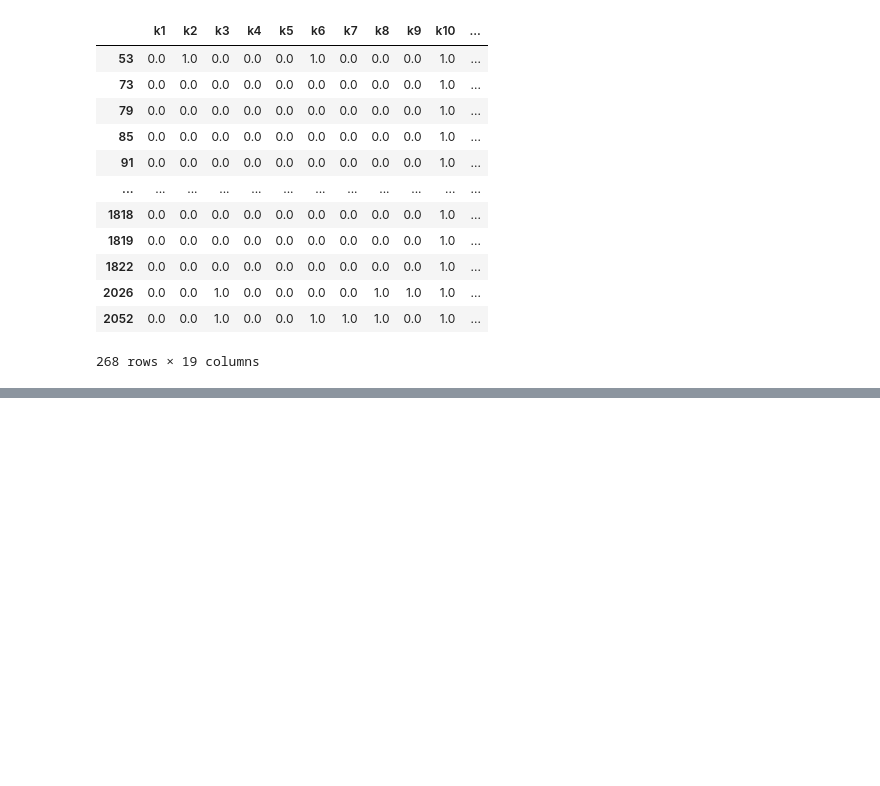
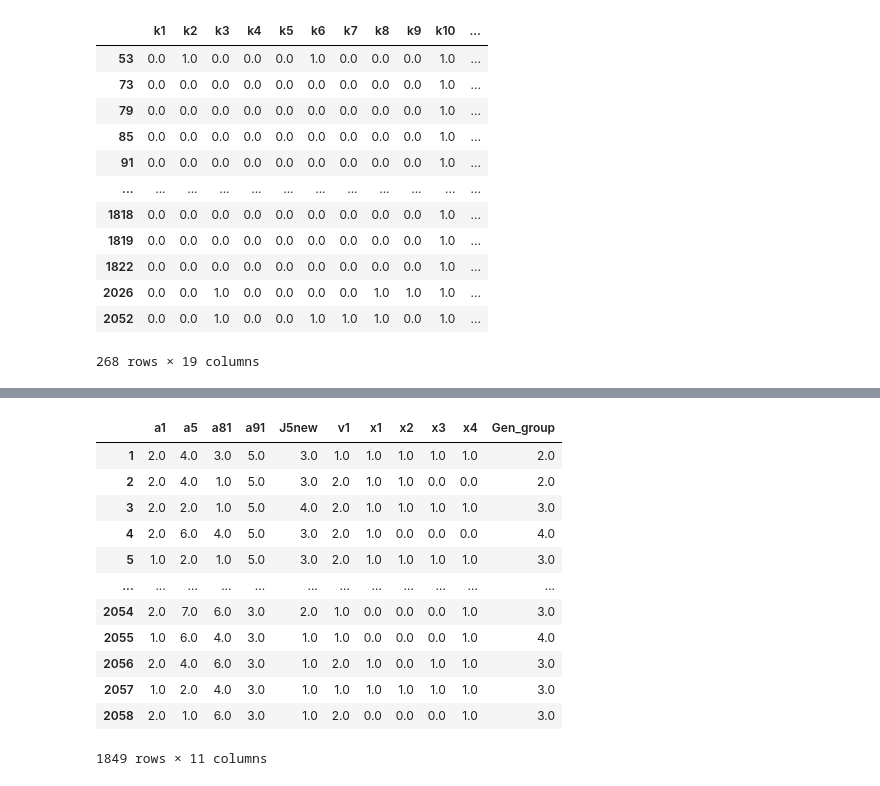
Before and after one commit to puttipongyy/BSC_DPDM23, a Jupyter notebook: association_rule.ipynb, the cells around one changed output, grey strips where cells are left out. Drawn from its saved outputs; the diff is of its cells as text; code cells hidden in the pictures; blank space fills up the shorter version.

```diff
--- a/association_rule.ipynb
+++ b/association_rule.ipynb
@@ -47,6 +47,8 @@ be_clean_data.describe()
 | 75% | 0.000000 | 1.000000 | 0.000000 | 0.000000 | 0.000000 | 0.000000 | 1.000000 | 0.000000 | 0.000000 | 0.000000 | ... | ... |
 | max | 1.000000 | 1.000000 | 1.000000 | 1.000000 | 1.000000 | 1.000000 | 1.000000 | 1.000000 | 1.000000 | 1.000000 | ... | ... |
 8 rows × 29 columns
+# %%
+be_clean_data.loc[(be_clean_data['q1'] != 1), 'q1'] = 0
 # %%
 be_clean_data['r2'] = be_clean_data['r2'].replace({21: 99, 80: 99})
 be_clean_data['r3'] = be_clean_data['r3'].replace({31: 99})
@@ -643,0 +641,2 @@ RelationRecord(items=frozenset({1.0, 2.0, 3.0}), support=0.10820895522388059, or
+# %%
+clean_data = classi_data.copy()
@@ -643,0 +666,19 @@ RelationRecord(items=frozenset({1.0, 2.0, 3.0}), support=0.10820895522388059, or
+# %%
+x_data = clean_data.iloc[:, :-1]
+y_data = clean_data.iloc[:, -1]
+# %%
+x_data
+# %% [output]
+|  | a1 | a5 | a81 | a91 | J5new | v1 | x1 | x2 | x3 | x4 | Gen_group |
+| 1 | 2.0 | 4.0 | 3.0 | 5.0 | 3.0 | 1.0 | 1.0 | 1.0 | 1.0 | 1.0 | 2.0 |
+| 2 | 2.0 | 4.0 | 1.0 | 5.0 | 3.0 | 2.0 | 1.0 | 1.0 | 0.0 | 0.0 | 2.0 |
+| 3 | 2.0 | 2.0 | 1.0 | 5.0 | 4.0 | 2.0 | 1.0 | 1.0 | 1.0 | 1.0 | 3.0 |
+| 4 | 2.0 | 6.0 | 4.0 | 5.0 | 3.0 | 2.0 | 1.0 | 0.0 | 0.0 | 0.0 | 4.0 |
+| 5 | 1.0 | 2.0 | 1.0 | 5.0 | 3.0 | 2.0 | 1.0 | 1.0 | 1.0 | 1.0 | 3.0 |
+| ... | ... | ... | ... | ... | ... | ... | ... | ... | ... | ... | ... |
+| 2054 | 2.0 | 7.0 | 6.0 | 3.0 | 2.0 | 1.0 | 0.0 | 0.0 | 0.0 | 1.0 | 3.0 |
+| 2055 | 1.0 | 6.0 | 4.0 | 3.0 | 1.0 | 1.0 | 0.0 | 0.0 | 0.0 | 1.0 | 4.0 |
+| 2056 | 2.0 | 4.0 | 6.0 | 3.0 | 1.0 | 2.0 | 1.0 | 0.0 | 1.0 | 1.0 | 3.0 |
+| 2057 | 1.0 | 2.0 | 4.0 | 3.0 | 1.0 | 1.0 | 1.0 | 1.0 | 1.0 | 1.0 | 3.0 |
+| 2058 | 2.0 | 1.0 | 6.0 | 3.0 | 1.0 | 2.0 | 0.0 | 0.0 | 0.0 | 1.0 | 3.0 |
+1849 rows × 11 columns
```
Also changed, not shown: parts of 40 cells of this notebook.
